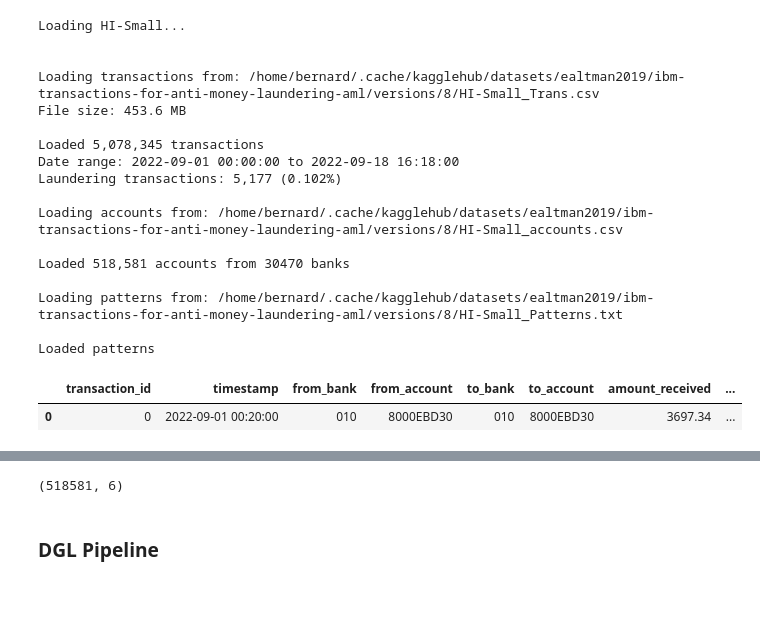
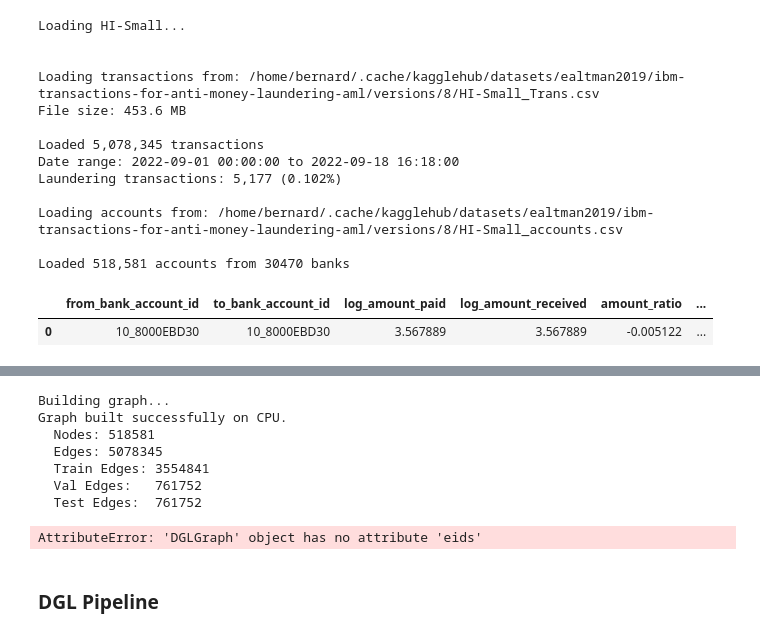
Before and after one commit to euph00/AML-GNN-project, a Jupyter notebook: data_loader_test.ipynb, the cells around one changed output, grey strips where cells are left out. Drawn from its saved outputs; the diff is of its cells as text; code cells hidden in the pictures; blank space fills up the shorter version.

```diff
--- a/data_loader_test.ipynb
+++ b/data_loader_test.ipynb
@@ -17,31 +20,27 @@ from eda_src.data_loader import load_transactions, load_accounts, load_patterns
 # %%
 dataset_name = "HI-Small"
 
 print(f"Loading {dataset_name}...\n")
-trans_df = load_transactions(dataset_size=dataset_name)
-accounts_df = load_accounts(dataset_size=dataset_name)
-patterns_df = load_patterns(dataset_size=dataset_name)
+transactions_df = apply_feature_eng_transactions(load_transactions(dataset_size=dataset_name))
+accounts_df = apply_feature_eng_accounts(load_accounts(dataset_size=dataset_name))
+# patterns_df = load_patterns(dataset_size=dataset_name)
 
-display(trans_df.head(1))
+display(transactions_df.head(1))
 display(accounts_df.head(1))
-display(patterns_df.head(1))
+# display(patterns_df.head(1))
 # %% [output]
 Loading HI-Small...
 
 
 Loading transactions from: /home/bernard/.cache/kagglehub/datasets/ealtman2019/ibm-transactions-for-anti-money-laundering-aml/versions/8/HI-Small_Trans.csv
 File size: 453.6 MB
 
 Loaded 5,078,345 transactions
 Date range: 2022-09-01 00:00:00 to 2022-09-18 16:18:00
 Laundering transactions: 5,177 (0.102%)
 
 Loading accounts from: /home/bernard/.cache/kagglehub/datasets/ealtman2019/ibm-transactions-for-anti-money-laundering-aml/versions/8/HI-Small_accounts.csv
 
 Loaded 518,581 accounts from 30470 banks
-
-Loading patterns from: /home/bernard/.cache/kagglehub/datasets/ealtman2019/ibm-transactions-for-anti-money-laundering-aml/versions/8/HI-Small_Patterns.txt
-
-Loaded patterns
-|  | transaction_id | timestamp | from_bank | from_account | to_bank | to_account | amount_received | ... |
-| 0 | 0 | 2022-09-01 00:20:00 | 010 | 8000EBD30 | 010 | 8000EBD30 | 3697.34 | ... |
+|  | from_bank_account_id | to_bank_account_id | log_amount_paid | log_amount_received | amount_ratio | ... |
+| 0 | 10_8000EBD30 | 10_8000EBD30 | 3.567889 | 3.567889 | -0.005122 | ... |
@@ -64,5 +48,0 @@ accounts_df = accounts_df[['bank_account_id','entity_type']].drop_duplicates()
-# %%
-test = pd.get_dummies(accounts_df[['entity_type']], dtype=float).to_numpy()
-test.shape
-# %% [output]
-(518581, 6)
@@ -69,3 +258,22 @@ test.shape
+# %%
+# 2. Initialize the loader
+loader_util = AMLGraphLoader(accounts_df, transactions_df)
+
+# 3. Get dataloaders
+train_loader, val_loader, test_loader, full_graph = loader_util.get_dataloaders(
+    batch_size=1024,
+    num_layers=2,
+    fanouts=[15, 10]
+)
+# %% [output]
+Building graph...
+Graph built successfully on CPU.
+  Nodes: 518581
+  Edges: 5078345
+  Train Edges: 3554841
+  Val Edges:   761752
+  Test Edges:  761752
+AttributeError: 'DGLGraph' object has no attribute 'eids'
 # %% [markdown]
 ### DGL Pipeline
 # %%
```
Also changed, not shown: parts of 9 cells of this notebook, 2 other files.
